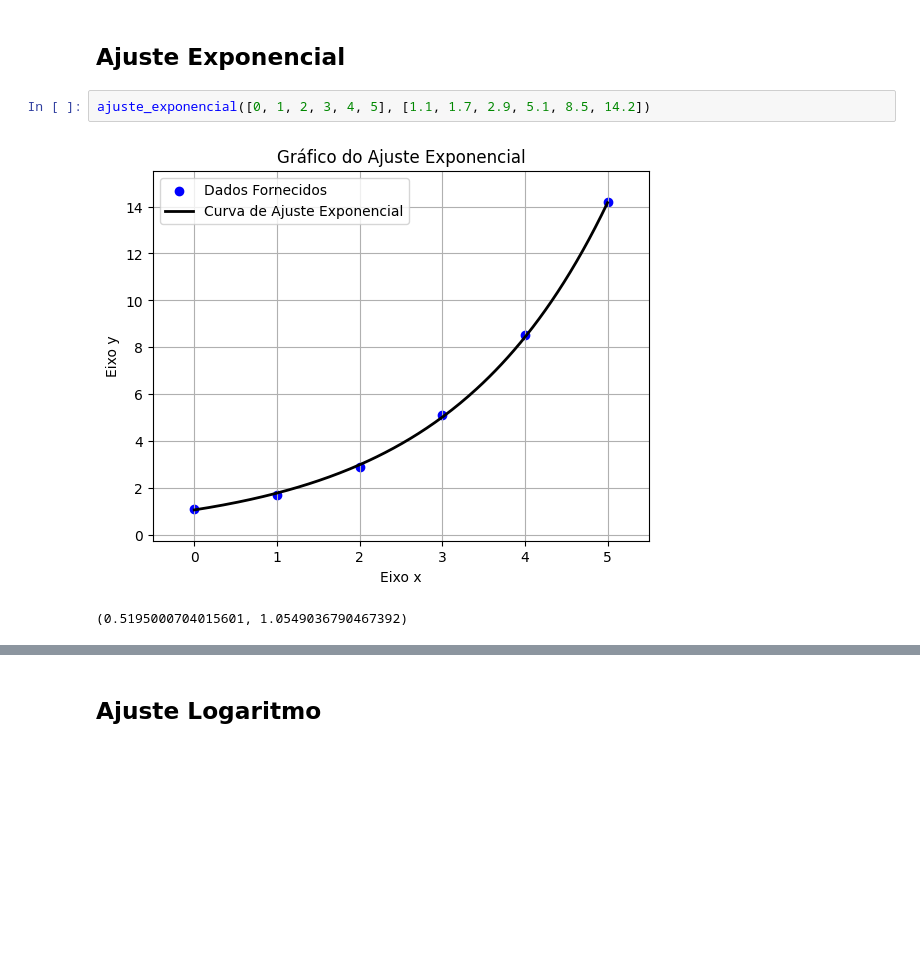
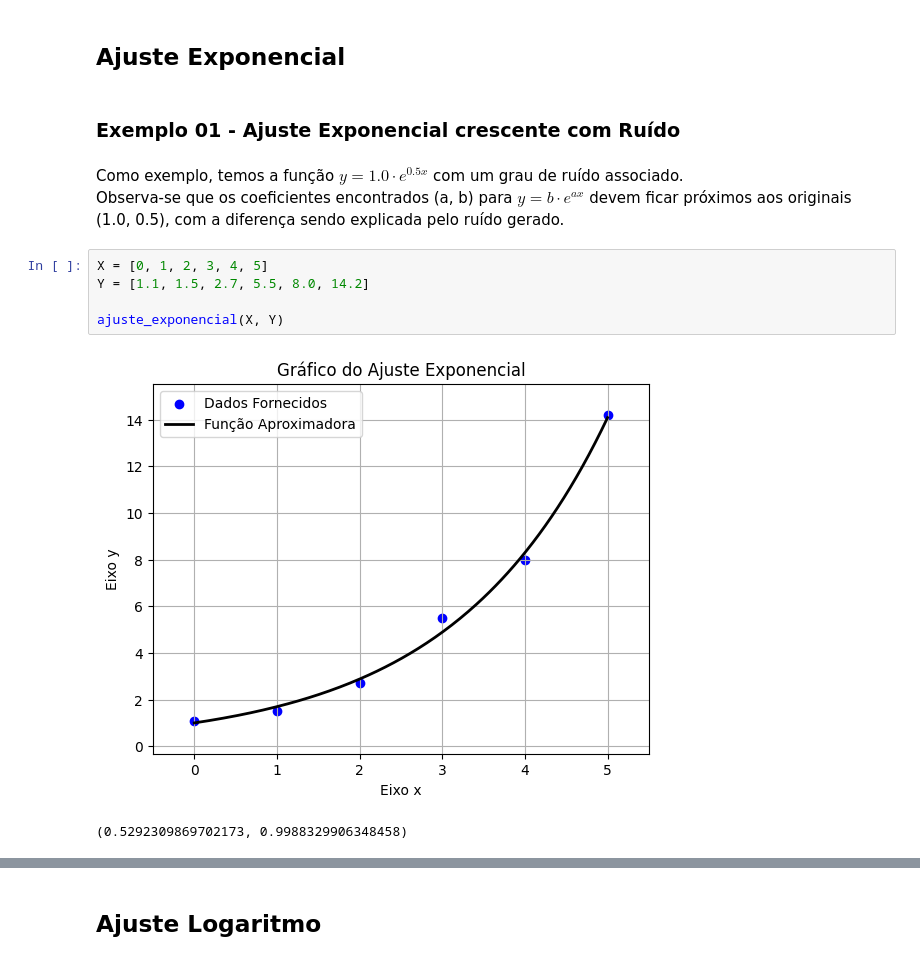
Before and after one commit to Mateus-Band/CB2325NumericaG07, a Jupyter notebook: notebooks_demos/aproximacao_demo.ipynb, the cells around one changed output, grey strips where cells are left out. Drawn from its saved outputs; the diff is of its cells as text; blank space fills up the shorter version.

Commit message:
Adicionado demonstrações de aproximação linear, exponencial, logaritmo e avaliação da aproximação

```diff
--- a/notebooks_demos/aproximacao_demo.ipynb
+++ b/notebooks_demos/aproximacao_demo.ipynb
@@ -169,8 +190,16 @@ Função Senoidal Aproximadora: y = 4.9967 * sin(0.3146x + -0.0000) + 12.0000
 [figure]
 # %% [markdown]
 ## Ajuste Exponencial
-# %%
-ajuste_exponencial([0, 1, 2, 3, 4, 5], [1.1, 1.7, 2.9, 5.1, 8.5, 14.2])
-# %% [output]
-[figure, removed]
-(0.5195000704015601, 1.0549036790467392)
+# %% [markdown]
+### Exemplo 01 - Ajuste Exponencial crescente com Ruído
+# %% [markdown]
+Como exemplo, temos a função $y = 1.0 \cdot e^{0.5x}$ com um grau de ruído associado. <br>
+Observa-se que os coeficientes encontrados (a, b) para $y = b \cdot e^{ax}$ devem ficar próximos aos originais (1.0, 0.5), com a diferença sendo explicada pelo ruído gerado.
+# %%
+X = [0, 1, 2, 3, 4, 5]
+Y = [1.1, 1.5, 2.7, 5.5, 8.0, 14.2]
+
+ajuste_exponencial(X, Y)
+# %% [output]
+[figure, added]
+(0.5292309869702173, 0.9988329906348458)
```
Also changed, not shown: parts of 28 cells of this notebook.
